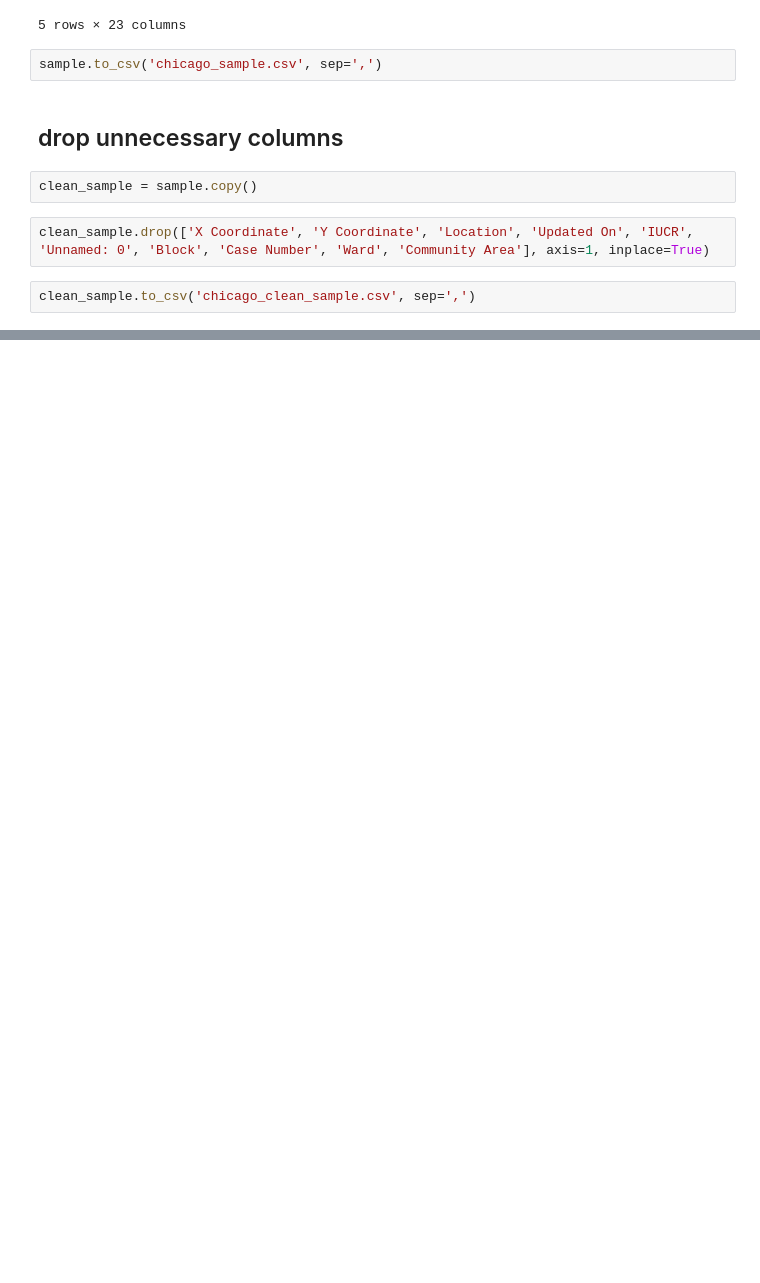
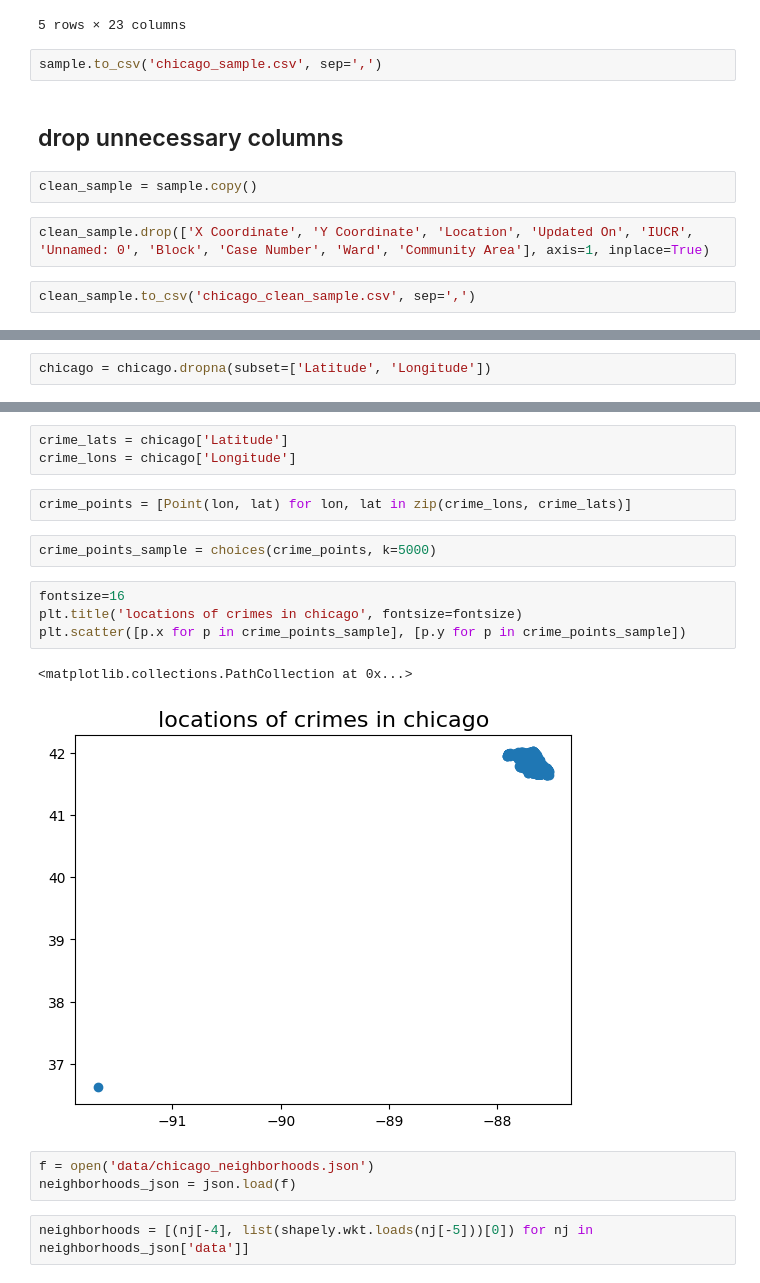
Before and after one commit to Elilgo324/chicago-crimes-exploration, a Jupyter notebook: main.ipynb, the cells around one changed output, grey strips where cells are left out. Drawn from its saved outputs; the diff is of its cells as text; blank space fills up the shorter version.

```diff
--- a/main.ipynb
+++ b/main.ipynb
@@ -76,0 +106,2 @@ clean_sample.head()
+# %%
+chicago = chicago.dropna(subset=['Latitude', 'Longitude'])
@@ -76,0 +117,19 @@ clean_sample.head()
+# %%
+crime_lats = chicago['Latitude']
+crime_lons = chicago['Longitude']
+# %%
+crime_points = [Point(lon, lat) for lon, lat in zip(crime_lons, crime_lats)]
+# %%
+crime_points_sample = choices(crime_points, k=5000)
+# %%
+fontsize=16
+plt.title('locations of crimes in chicago', fontsize=fontsize)
+plt.scatter([p.x for p in crime_points_sample], [p.y for p in crime_points_sample])
+# %% [output]
+<matplotlib.collections.PathCollection at 0x...>
+[figure, added]
+# %%
+f = open('data/chicago_neighborhoods.json')
+neighborhoods_json = json.load(f)
+# %%
+neighborhoods = [(nj[-4], list(shapely.wkt.loads(nj[-5]))[0]) for nj in neighborhoods_json['data']]
```
Also changed, not shown: parts of 13 cells of this notebook, 3 other files.
